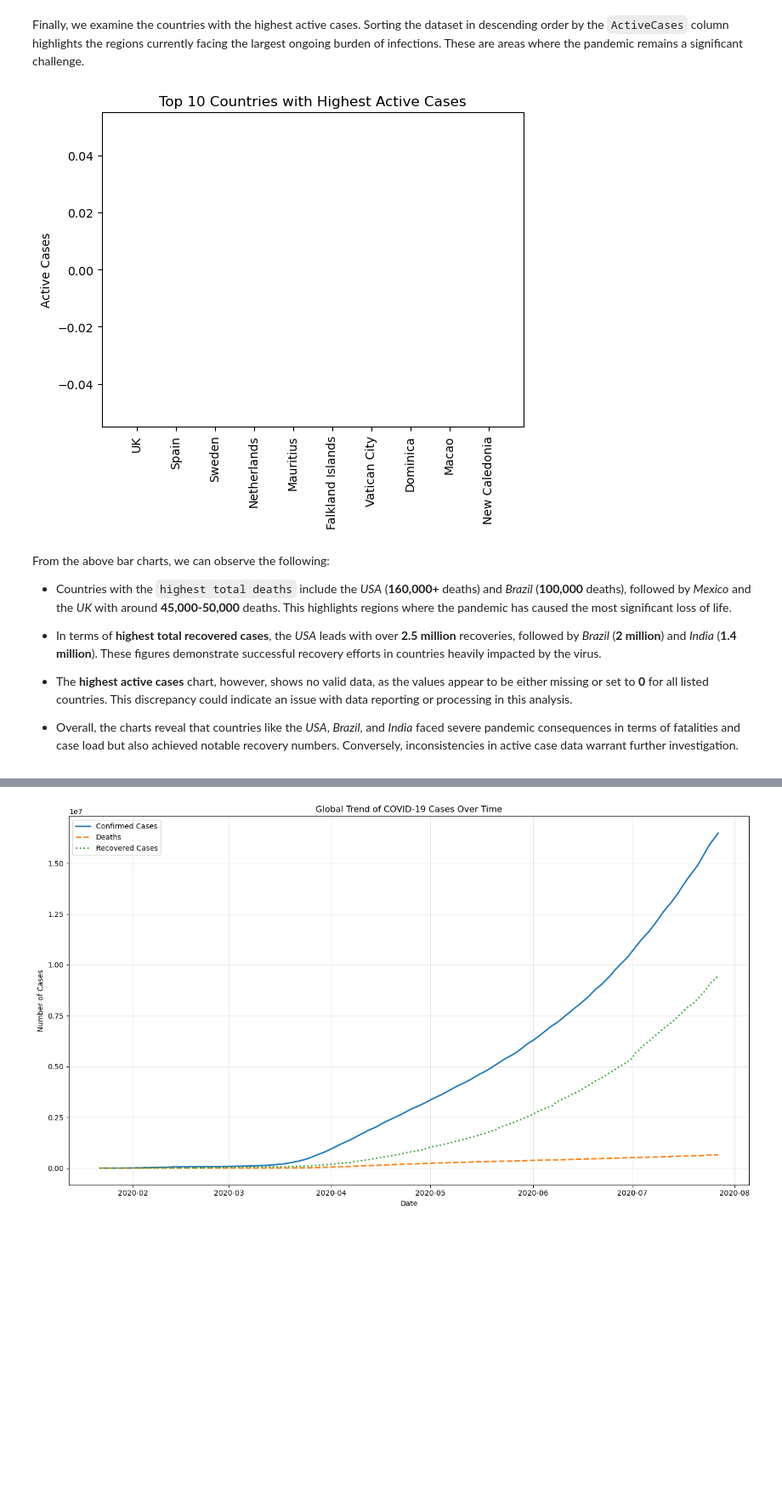
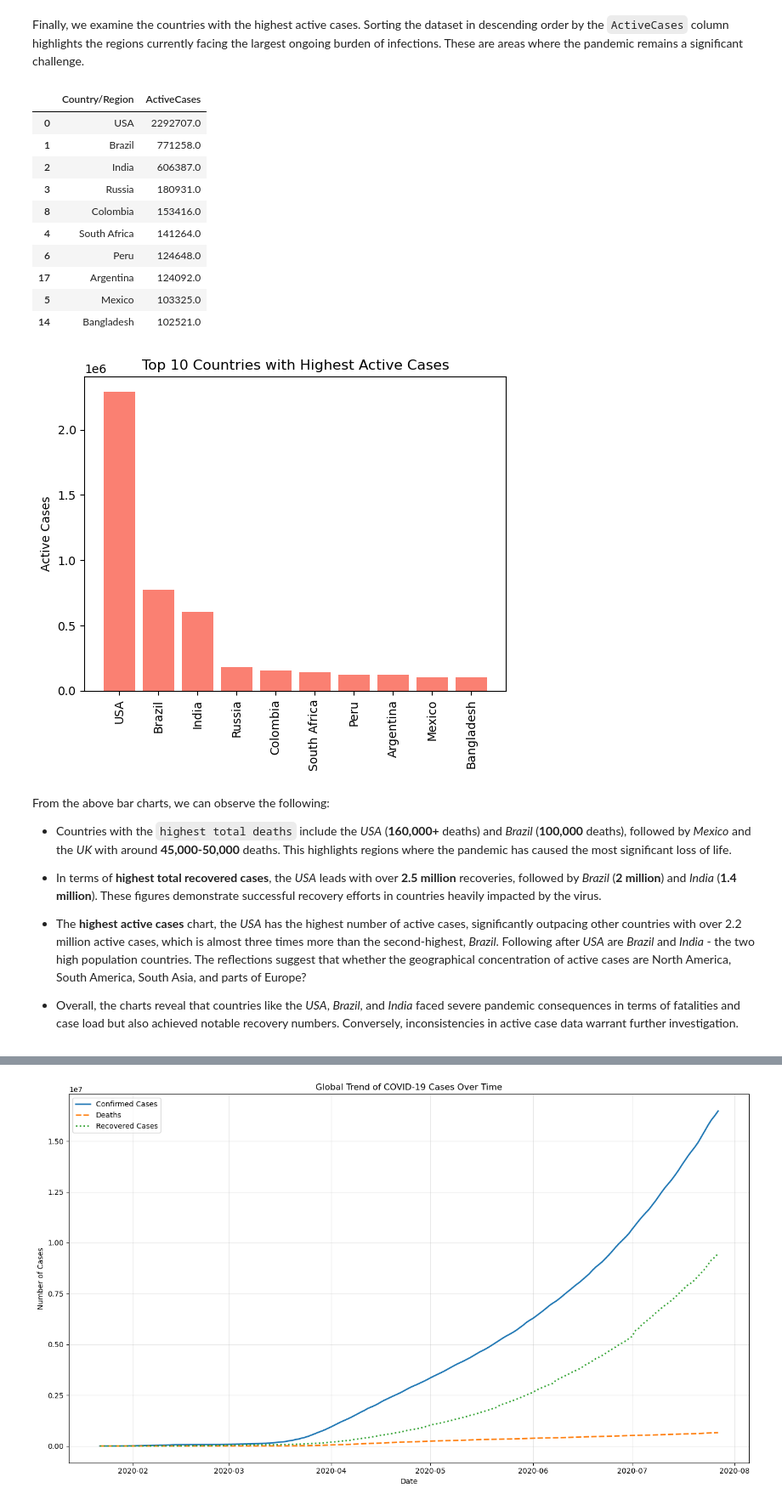
Before and after one commit to dhuyent/DSProgramming-FinalProject, a Jupyter notebook: src/Data_analysis.ipynb, the cells around one changed output, grey strips where cells are left out. Shown at 85% size. Cells and saved outputs as stored; diff of their text form; code cells hidden in the pictures; blank space fills up the shorter version.

```diff
--- a/src/Data_analysis.ipynb
+++ b/src/Data_analysis.ipynb
@@ -266,12 +274,25 @@ Finally, we examine the countries with the highest active cases. Sorting the dat
 # %%
 top_10_highest_active_cases = country_df.sort_values(by="ActiveCases", ascending=False).head(10)
 
-plt.bar(top_10_lowest_active_cases["Country/Region"], top_10_lowest_active_cases["ActiveCases"], color='salmon')
+display(top_10_highest_active_cases[['Country/Region', 'ActiveCases']])
+
+plt.bar(top_10_highest_active_cases["Country/Region"], top_10_highest_active_cases["ActiveCases"], color='salmon')
 plt.title("Top 10 Countries with Highest Active Cases")
 plt.ylabel("Active Cases")
 plt.xticks(rotation=90);
 # %% [output]
+|  | Country/Region | ActiveCases |
+| 0 | USA | 2292707.0 |
+| 1 | Brazil | 771258.0 |
+| 2 | India | 606387.0 |
+| 3 | Russia | 180931.0 |
+| 8 | Colombia | 153416.0 |
+| 4 | South Africa | 141264.0 |
+| 6 | Peru | 124648.0 |
+| 17 | Argentina | 124092.0 |
+| 5 | Mexico | 103325.0 |
+| 14 | Bangladesh | 102521.0 |
-[figure, old version]
+[figure, new version]
 # %% [markdown]
 From the above bar charts, we can observe the following:
 
@@ -279,7 +300,7 @@ From the above bar charts, we can observe the following:
 
 - In terms of **highest total recovered cases**, the *USA* leads with over **2.5 million** recoveries, followed by *Brazil* (**2 million**) and *India* (**1.4 million**). These figures demonstrate successful recovery efforts in countries heavily impacted by the virus.
 
-- The **highest active cases** chart, however, shows no valid data, as the values appear to be either missing or set to **0** for all listed countries. This discrepancy could indicate an issue with data reporting or processing in this analysis.
+- The **highest active cases** chart, the *USA* has the highest number of active cases, significantly outpacing other countries with over 2.2 million active cases, which is almost three times more than the second-highest, *Brazil*. Following after *USA* are *Brazil* and *India* - the two high population countries.  The reflections suggest that whether the geographical concentration of active cases are North America, South America, South Asia, and parts of Europe?
 
 - Overall, the charts reveal that countries like the *USA*, *Brazil*, and *India* faced severe pandemic consequences in terms of fatalities and case load but also achieved notable recovery numbers. Conversely, inconsistencies in active case data warrant further investigation.
 # %% [markdown]
```
Also changed, not shown: parts of 28 cells of this notebook, 1 other file.
